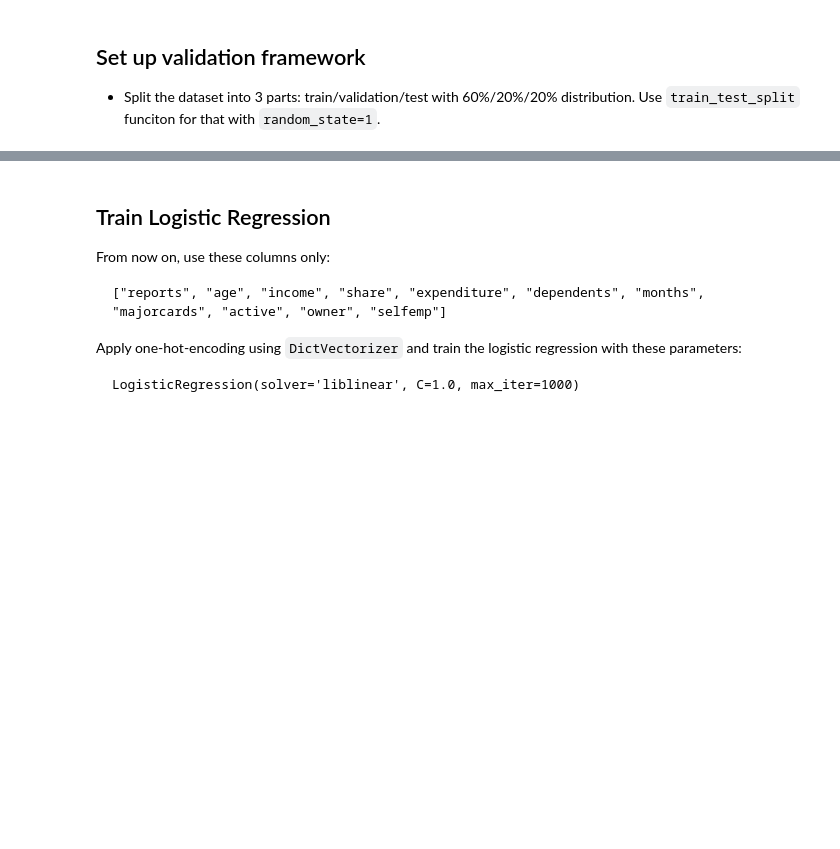
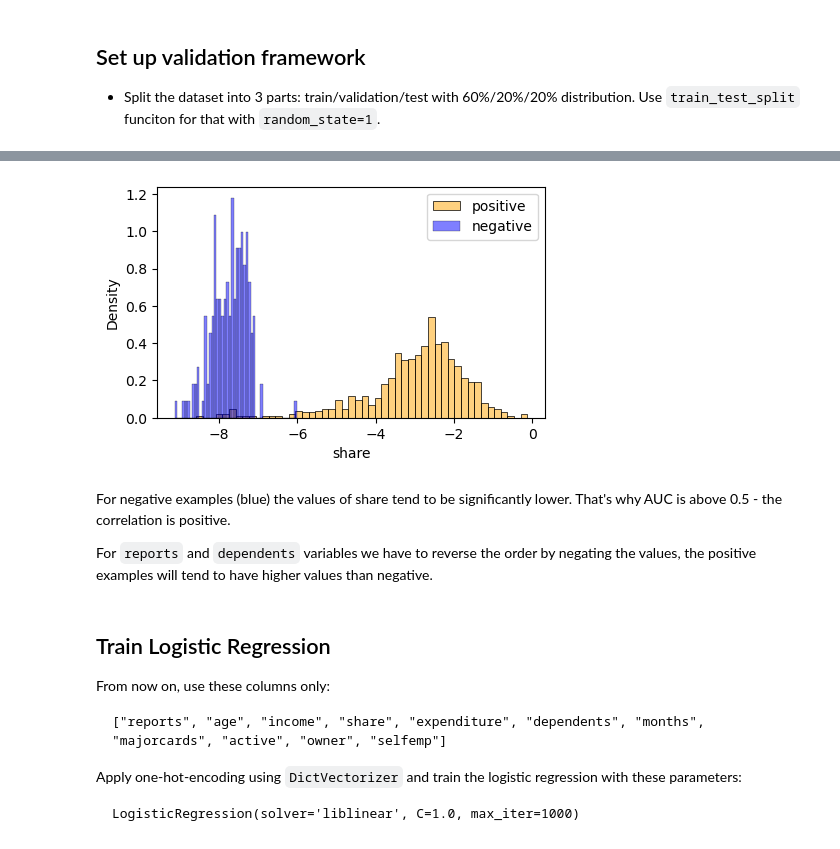
Before and after one commit to Ksyula/ML_Engineering, a Jupyter notebook: 04-evaluation/Homework-evaluation.ipynb, the cells around one changed output, grey strips where cells are left out. Saved outputs shown, nothing was run; the diff lists cells and outputs as text; code cells hidden in the pictures; blank space fills up the shorter version.

```diff
--- a/04-evaluation/Homework-evaluation.ipynb
+++ b/04-evaluation/Homework-evaluation.ipynb
@@ -61,20 +117,17 @@ dtype: int64
 ## Set up validation framework
 * Split the dataset into 3 parts: train/validation/test with 60%/20%/20% distribution. Use `train_test_split` funciton for that with `random_state=1`.
 # %%
-def split_data(val_ratio = 0.25, test_ratio = 0.2, random_state=1):
-    df_train_full, df_test = train_test_split(data, test_size = test_ratio, random_state=random_state)
-    df_train, df_val = train_test_split(df_train_full, test_size = val_ratio, random_state=random_state)
+df_train_full, df_test = train_test_split(data, test_size = 0.2, random_state=1)
+df_train, df_val = train_test_split(df_train_full, test_size = 0.25, random_state=1)
 
-    df_train = df_train.reset_index(drop = True)
-    df_val = df_val.reset_index(drop = True)
-    df_test = df_test.reset_index(drop = True)
+df_train = df_train.reset_index(drop = True)
+df_val = df_val.reset_index(drop = True)
+df_test = df_test.reset_index(drop = True)
 
-    y_train = df_train.card.values
-    y_val = df_val.card.values
-    y_test = df_test.card.values
+y_train = df_train.card.values
+y_val = df_val.card.values
+y_test = df_test.card.values
 
-    del df_train["card"]
-    del df_val["card"]
-    del df_test["card"]
-
-    return df_train, df_val, df_test, y_train, y_val, y_test
+del df_train["card"]
+del df_val["card"]
+del df_test["card"]
@@ -106,3 +233,22 @@ Which numerical variable (among the following 4) has the highest AUC?
+# %%
+plt.figure(figsize=(5, 3))
+sns.histplot(np.log(df_train.share[y_train == 1]),
+             stat='density', bins=50,
+             color='orange', alpha=0.5,
+             label='positive')
+sns.histplot(np.log(df_train.share[y_train == 0]),
+             stat='density', bins=50,
+             color='blue', alpha=0.5,
+             label='negative')
+
+plt.legend()
+plt.show()
+# %% [output]
+[figure, added]
+# %% [markdown]
+For negative examples (blue) the values of share tend to be significantly lower. That's why AUC is above 0.5 - the correlation is positive.
+
+For `reports` and `dependents` variables we have to reverse the order by negating the values, the positive examples will tend to have higher values than negative.
 # %% [markdown]
 ## Train Logistic Regression
 From now on, use these columns only:
```
Also changed, not shown: parts of 38 cells of this notebook, 2 other files.
